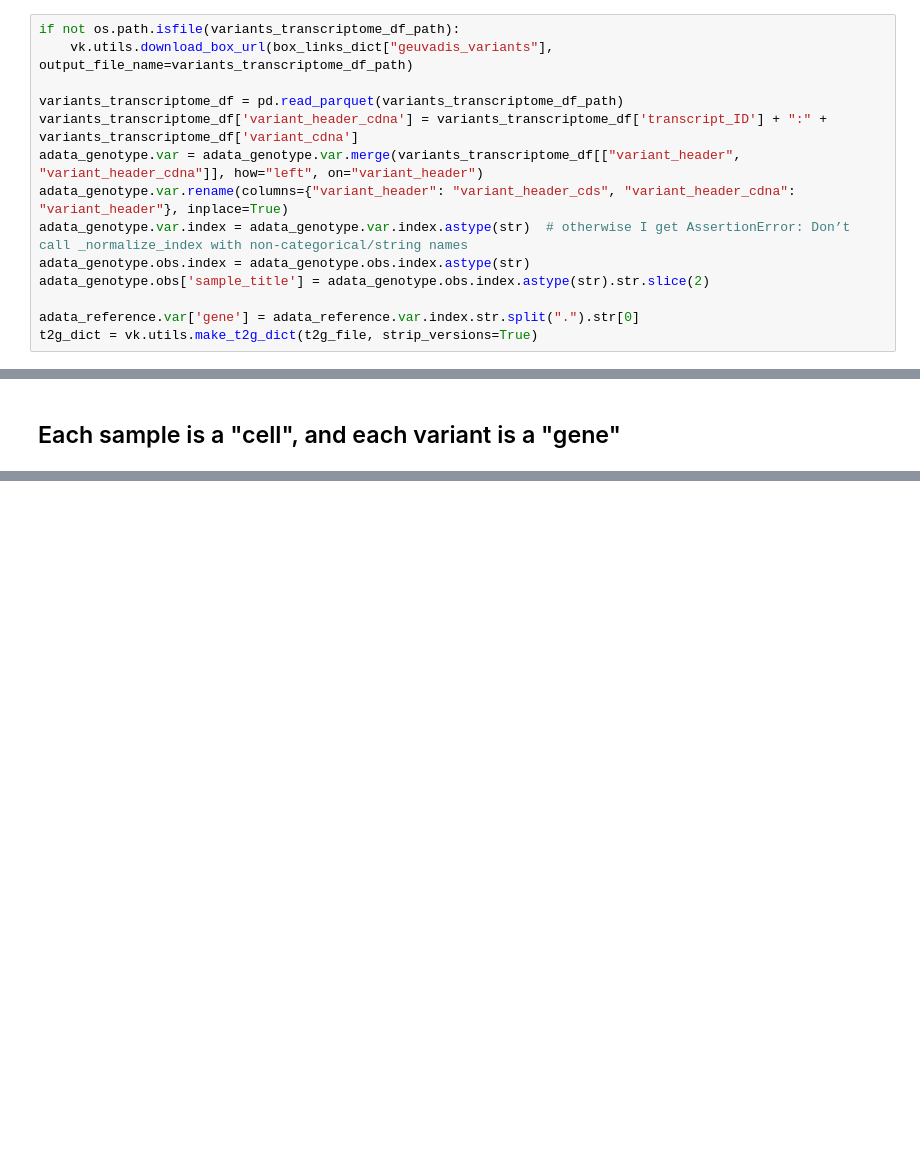
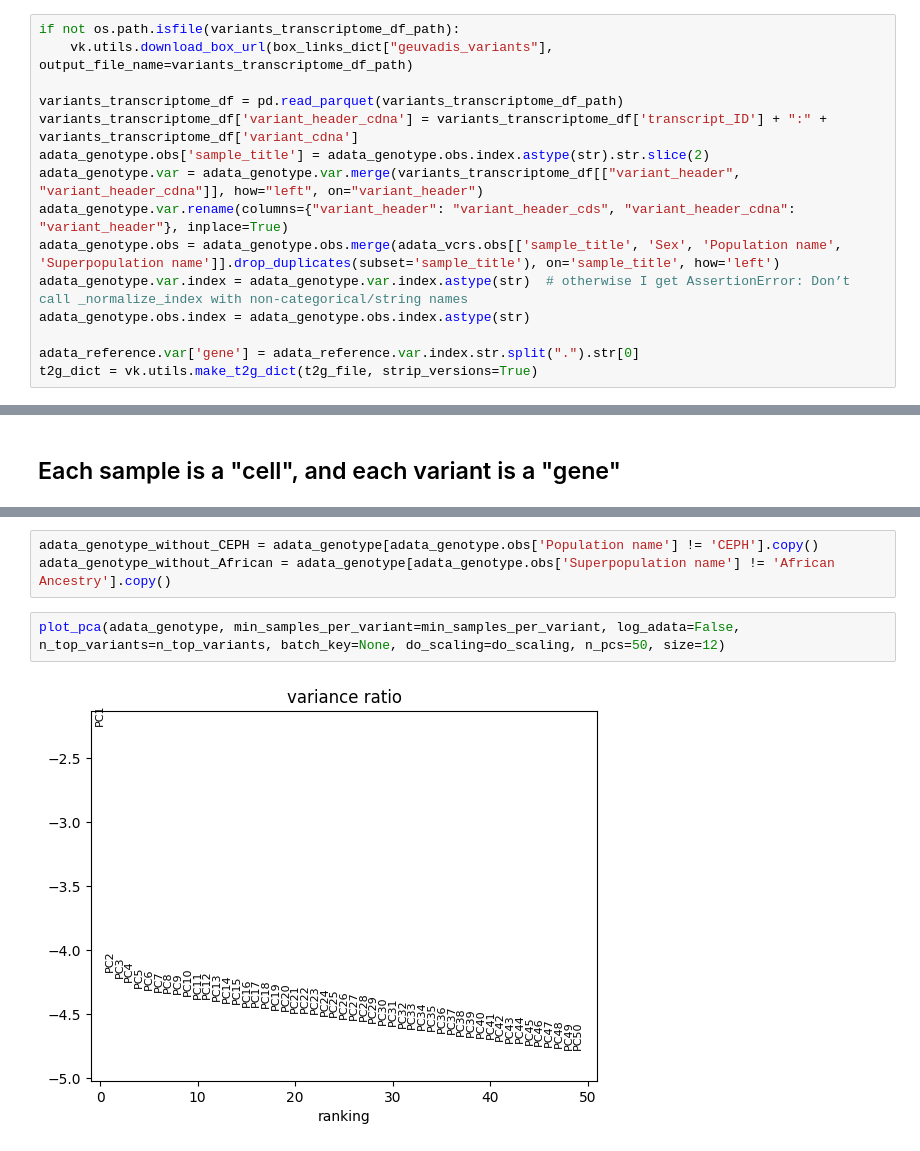
Before and after one commit to pachterlab/RLSRP_2025, a Jupyter notebook: notebooks/Fig3_geuvadis.ipynb, the cells around one changed output, grey strips where cells are left out. Cells and saved outputs as stored; diff of their text form; blank space fills up the shorter version.

```diff
--- a/notebooks/Fig3_geuvadis.ipynb
+++ b/notebooks/Fig3_geuvadis.ipynb
@@ -120,11 +139,12 @@ if not os.path.isfile(variants_transcriptome_df_path):
 
 variants_transcriptome_df = pd.read_parquet(variants_transcriptome_df_path)
 variants_transcriptome_df['variant_header_cdna'] = variants_transcriptome_df['transcript_ID'] + ":" + variants_transcriptome_df['variant_cdna']
+adata_genotype.obs['sample_title'] = adata_genotype.obs.index.astype(str).str.slice(2)
 adata_genotype.var = adata_genotype.var.merge(variants_transcriptome_df[["variant_header", "variant_header_cdna"]], how="left", on="variant_header")
 adata_genotype.var.rename(columns={"variant_header": "variant_header_cds", "variant_header_cdna": "variant_header"}, inplace=True)
+adata_genotype.obs = adata_genotype.obs.merge(adata_vcrs.obs[['sample_title', 'Sex', 'Population name', 'Superpopulation name']].drop_duplicates(subset='sample_title'), on='sample_title', how='left')
 adata_genotype.var.index = adata_genotype.var.index.astype(str)  # otherwise I get AssertionError: Don’t call _normalize_index with non-categorical/string names
 adata_genotype.obs.index = adata_genotype.obs.index.astype(str)
-adata_genotype.obs['sample_title'] = adata_genotype.obs.index.astype(str).str.slice(2)
 
 adata_reference.var['gene'] = adata_reference.var.index.str.split(".").str[0]
 t2g_dict = vk.utils.make_t2g_dict(t2g_file, strip_versions=True)
@@ -225,0 +271,7 @@ sc.pl.pca(
+# %%
+adata_genotype_without_CEPH = adata_genotype[adata_genotype.obs['Population name'] != 'CEPH'].copy()
+adata_genotype_without_African = adata_genotype[adata_genotype.obs['Superpopulation name'] != 'African Ancestry'].copy()
+# %%
+plot_pca(adata_genotype, min_samples_per_variant=min_samples_per_variant, log_adata=False, n_top_variants=n_top_variants, batch_key=None, do_scaling=do_scaling, n_pcs=50, size=12)
+# %% [output]
+[figure, added]
```
Also changed, not shown: parts of 26 cells of this notebook, 1 other file.
